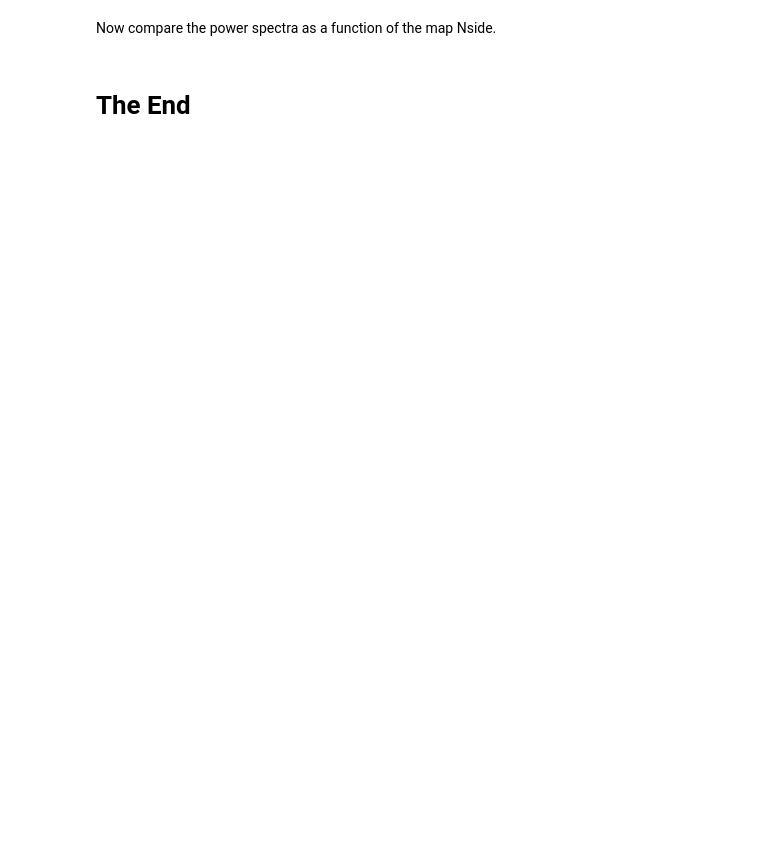
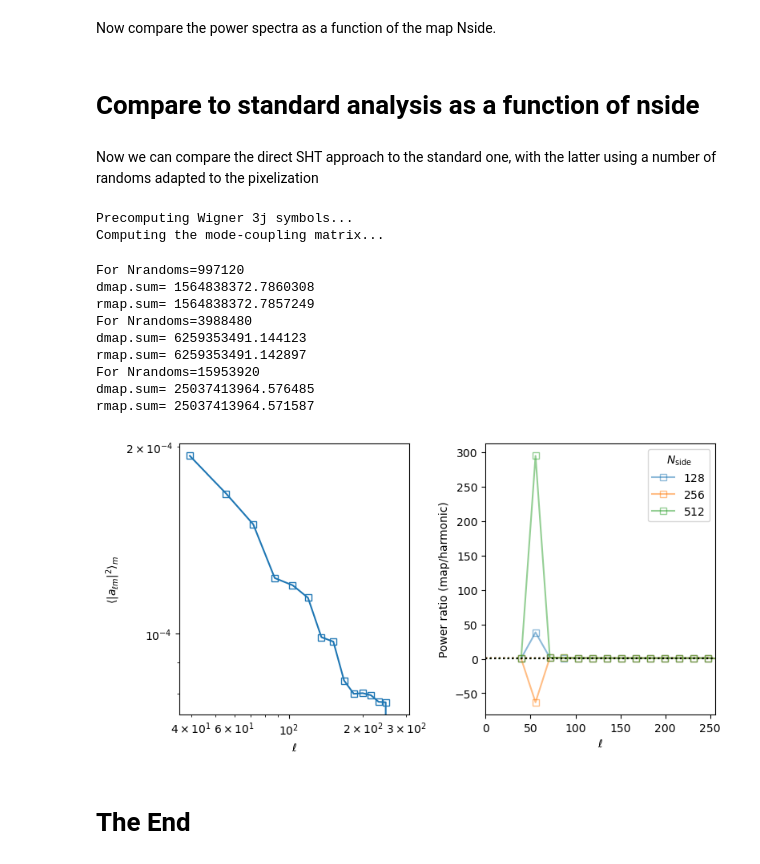
Before and after one commit to martinjameswhite/directsht, a Jupyter notebook: notebooks/analyzing_mocks.ipynb, the cells around one changed output. Saved outputs shown, nothing was run; the diff lists cells and outputs as text; code cells hidden in the pictures; blank space fills up the shorter version.

```diff
--- a/notebooks/analyzing_mocks.ipynb
+++ b/notebooks/analyzing_mocks.ipynb
@@ -290,2 +291,77 @@ plt.tight_layout()
+# %% [markdown]
+# Compare to standard analysis as a function of nside
+# %% [markdown]
+Now we can compare the direct SHT approach to the standard one, with the latter using a number of randoms adapted to the pixelization
+# %%
+factor = 20 # The ratio of randoms to pixels
+# %%
+# Let's save ourselves some time by using the same W_l irrespective of the number of randoms
+map_mask = hp.ud_grade(hp.ud_grade(rmap, 64)>0, 512)
+wl_maplevel = hp.anafast(map_mask)
+# We need to initialize a different mode-decoupling object
+# because our map-level mask has a different normalization
+MD2 = MaskDeconvolution(Nl+buffer_ells,wl_maplevel)
+# %% [output]
+Precomputing Wigner 3j symbols...
+Computing the mode-coupling matrix...
+# %%
+fig,ax = plt.subplots(1,2,sharey=False,figsize=(8,4.2))
+#
+ax[0].loglog(binned_ells,hdif_decoupled,'s-',mfc='None')
+ax[0].set_xlabel(r'$\ell$')
+ax[0].set_ylabel(r'$\langle |a_{\ell m}|^2\rangle_m$')
+#
+icol= 0
+for nside in [128,256, 512]:
+    # Generate a random catalog.
+    nrand = int(factor*hp.nside2npix(nside)*np.sum(map_mask)/len(map_mask))
+    print('For Nrandoms={}'.format(nrand))
+    trand = np.arccos( rng.uniform(low=-0.5,high=0.5,size=nrand) )
+    prand = rng.uniform(low=np.pi/2,high=3*np.pi/2,size=nrand)
+    wrand = np.ones_like(trand) * float(npnt)/float(trand.size)
+
+    dmap = make_map(thetas,phis,wts  ,nside)
+    rmap = make_map(trand,prand,wrand,nside)
+    #
+    print("dmap.sum=",np.sum(dmap))
+    print("rmap.sum=",np.sum(rmap))
+    # Remove pixels where we have data but no randoms,
+    # then generate the 1+delta field.
+    dmap[rmap<=0]=0.0
+    dmap = dmap/(rmap+1e-30)
+    cl_via_map = hp.anafast(dmap)
+
+    # Deconvolve the mask
+    binned_ells, mapcl_decoupled = MD2(cl_via_map,bins)
+    binned_ells, mapcl_decoupled = binned_ells[Ndiscard:-Ndiscard], mapcl_decoupled[Ndiscard:-Ndiscard]
+
+    ratio= hdif_decoupled/mapcl_decoupled
+    pixwn= hp.pixwin(nside)
+    #
+    ax[1].plot(binned_ells,ratio,'s-',color='C'+str(icol),alpha=0.5,\
+               mfc='None',label='${:4d}$'.format(nside))
+    ax[1].plot(np.arange(pixwn.size),pixwn,ls=':',color='C'+str(icol))
+    icol = (icol+1)%10
+ax[1].axhline(1.0,ls=':',color='k')
+ax[1].set_ylabel(r'Power ratio (map/harmonic)')
+ax[1].legend(title=r'$N_{\rm side}$')
+#ax[1].set_ylim(0.9,1.1)
+ax[1].set_yscale('linear')
+ax[1].set_xlabel(r'$\ell$')
+ax[1].set_xlim([0,Nl])
+#
+plt.tight_layout()
+#plt.savefig('compare_pipelines.pdf')
+# %% [output]
+For Nrandoms=997120
+dmap.sum= 1564838372.7860308
+rmap.sum= 1564838372.7857249
+For Nrandoms=3988480
+dmap.sum= 6259353491.144123
+rmap.sum= 6259353491.142897
+For Nrandoms=15953920
+dmap.sum= 25037413964.576485
+rmap.sum= 25037413964.571587
+[figure, added]
 # %% [markdown]
 # The End
```
Also changed, not shown: parts of 6 cells of this notebook.
